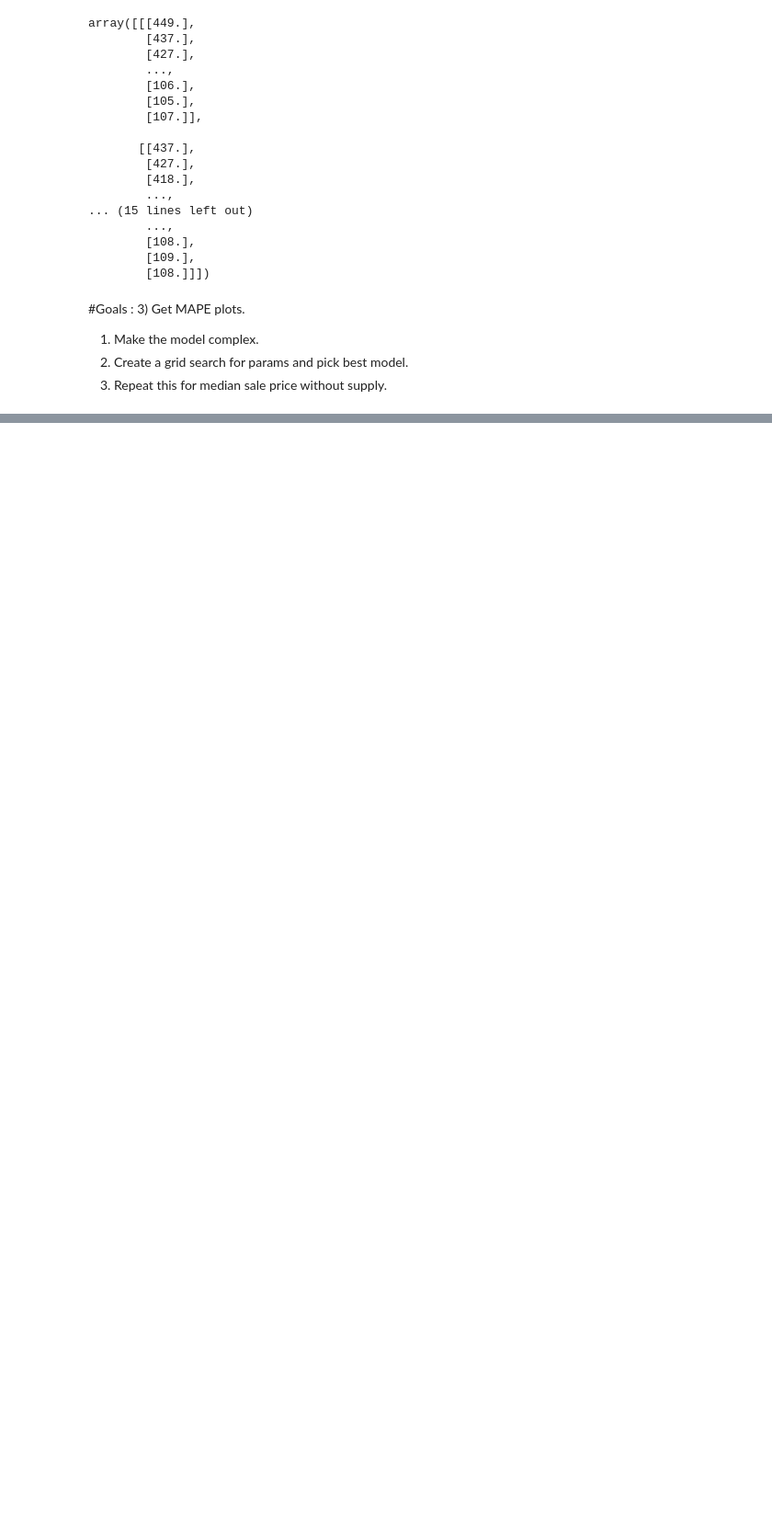
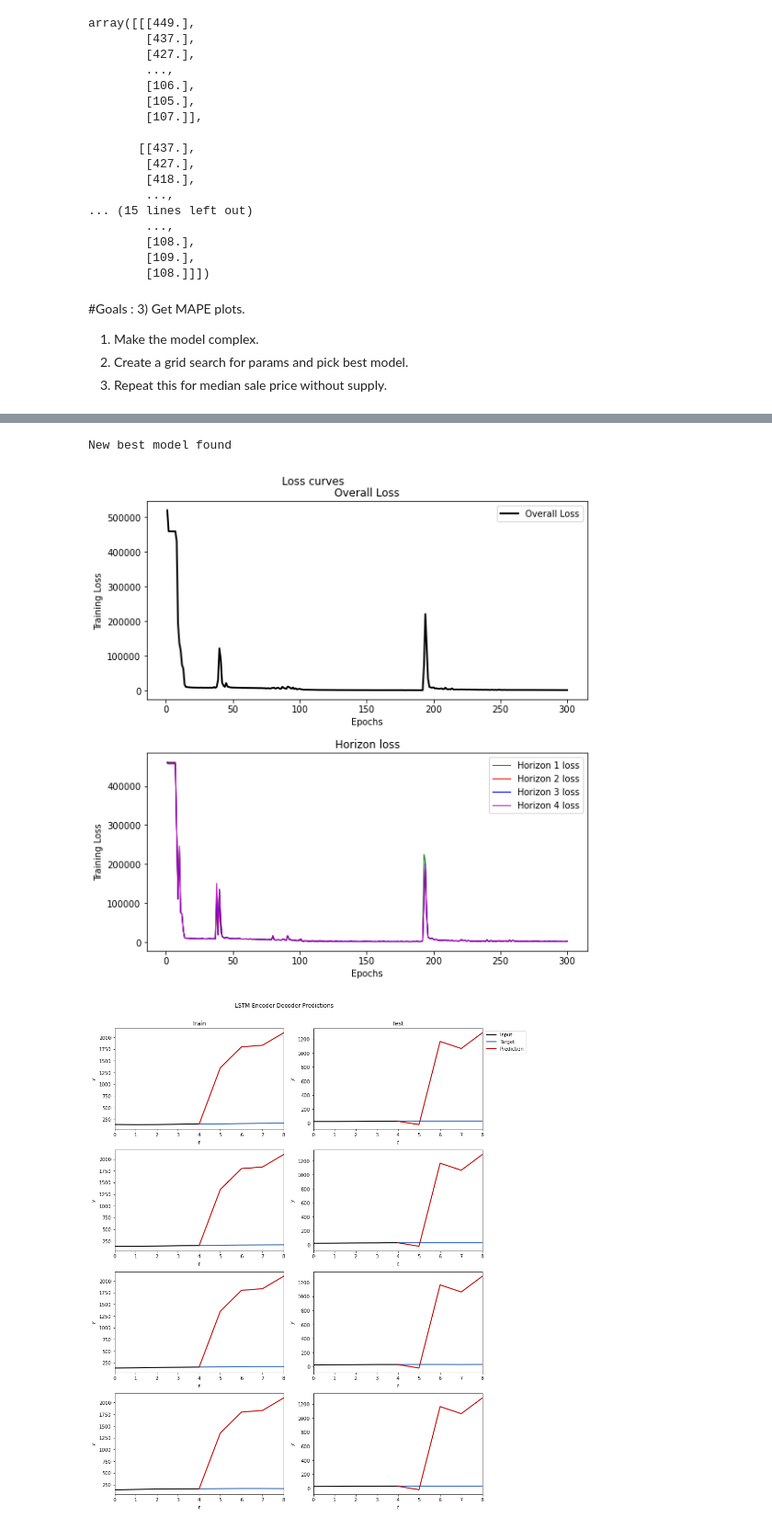
Before and after one commit to sparsha1644/HomePriceBeastNew, a Jupyter notebook: LSTM_EncoderDecoder.ipynb, the cells around one changed output, grey strips where cells are left out. Shown at 92% size. Saved outputs shown, nothing was run; the diff lists cells and outputs as text; code cells hidden in the pictures; blank space fills up the shorter version.

```diff
--- a/LSTM_EncoderDecoder.ipynb
+++ b/LSTM_EncoderDecoder.ipynb
@@ -447,23 +470,3 @@ def plot_loss_values(loss, losses_per_horizon):
 1) Make the model complex.
 4) Create a grid search for params and pick best model.
 5) Repeat this for median sale price without supply.
-# %%
-hidden_sizes = [15,30,45,100]
-layers = [1, 2, 4, 8]
-learning_rates = [0.01, 0.02, 0.04]
-
-for h in hidden_sizes:
-    for l in layers:
-        for lr in learning_rates:
-            print("-------------------------------------")
-            print(f"HIDDEN SIZE {h} : NUM LAYERS : {l} : LEARNING RATE : {lr}")
-
-            model = lstm_seq2seq(input_size = X_train_torch.shape[2], hidden_size = h, output_size = 1, num_layers=l).cuda()
-            loss, losses_per_horizon = model.train_model(X_train_torch,
-                                     Y_train_torch,
-                                     n_epochs = 300,
-                                     target_len = (H+1),
-                                     batch_size = 5000,
-                                     learning_rate = lr)
-            plot_loss_values(loss, losses_per_horizon)
-            print("-------------------------------------")
@@ -494,0 +473,48 @@ HIDDEN SIZE 15 : NUM LAYERS : 2 : LEARNING RATE : 0.04
+# %%
+hidden_sizes = [10,15,30,60]
+layers = [2, 4]
+learning_rates = [0.02,0.05]
+dropouts = [0.0]
+n_epochs = 300
+bacth_size = 5000
+
+best_model = None
+best_loss = float("inf")
+best_losses_per_horizon = None
+
+for h in hidden_sizes:
+    for l in layers:
+        for lr in learning_rates:
+            for do in dropouts:
+                print("-------------------------------------")
+                print(f"HIDDEN SIZE {h} : NUM LAYERS : {l} : LEARNING RATE : {lr} : DROP OUT : {do}")
+
+                model = lstm_seq2seq(input_size = X_train_torch.shape[2], hidden_size = h, dropout = do,
+                                     output_size = 1, num_layers=l).cuda()
+                loss, losses_per_horizon = model.train_model(X_train_torch,
+                                         Y_train_torch,
+                                         n_epochs = n_epochs,
+                                         target_len = (H+1),
+                                         batch_size = batch_size,
+                                         learning_rate = lr)
+
+                if loss[n_epochs - 1] < best_loss:
+                    print("New best model found")
+                    best_model = model
+                    best_loss = loss[n_epochs - 1]
+                    best_losses_per_horizon = losses_per_horizon
+
+                plot_loss_values(loss, losses_per_horizon)
+
+
+                # plot predictions on train/test data
+                plot_train_test_results(model,
+                                         X_train,
+                                         y_train,
+                                         X_test,
+                                         y_test)
+
+
+                print("-------------------------------------")
+torch.save(best_model.state_dict(), './inv_model.pth')
+# %% [output]
@@ -494,0 +523,3 @@ HIDDEN SIZE 15 : NUM LAYERS : 2 : LEARNING RATE : 0.04
+New best model found
+[figure, added]
+[figure, added]
```
Also changed, not shown: parts of 28 cells of this notebook, 8 other files.
